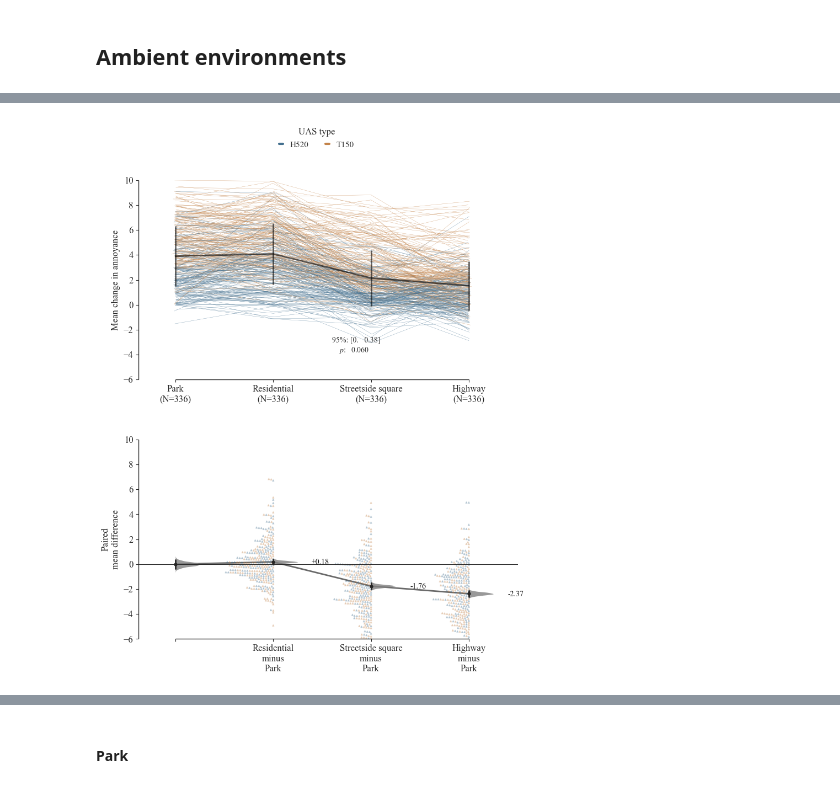
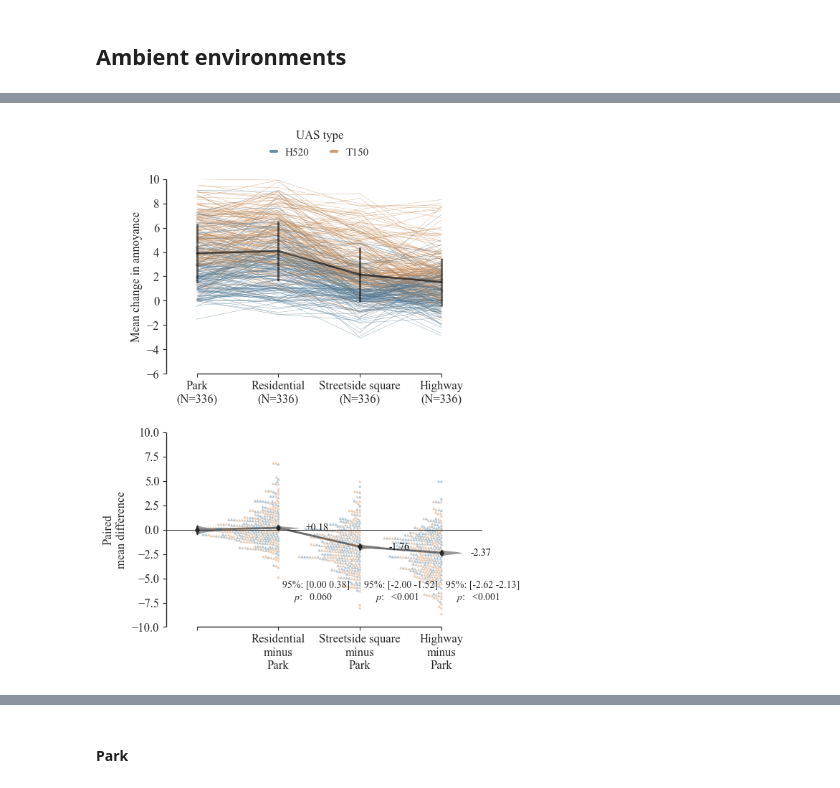
Before and after one commit to acoustics-code-salford/refmap-psychoacoustics, a Jupyter notebook: src/refmap_psychoacoustics/notebooks/refmap_listest2_analysis_dabest.ipynb, the cells around one changed output, grey strips where cells are left out. Drawn from its saved outputs; the diff is of its cells as text; code cells hidden in the pictures.

```diff
--- a/src/refmap_psychoacoustics/notebooks/refmap_listest2_analysis_dabest.ipynb
+++ b/src/refmap_psychoacoustics/notebooks/refmap_listest2_analysis_dabest.ipynb
@@ -182,6 +179,12 @@ dataloadBL = dabest.load(data=data, idx=list(data['AmbientEnv'].cat.categories),
 # %%
+# assign data for processing
+dataloadBL = dabest.load(data=data, idx=list(data['AmbientEnv'].cat.categories),
+                         x='AmbientEnv', y='dAnnoyance', paired='baseline',
+                         id_col='dummyID', resamples=5000, random_seed=303,
+                         ps_adjust=True)
+
 # calculate effect sizes and plot
-fig, ax = plt.subplots(figsize=(8, 5))
+fig, ax = plt.subplots(figsize=(6, 4))
 dataMD = dataloadBL.mean_diff.plot(color_col='UASType',
                                    contrast_bars=False,
                                    raw_ylim=(-6, 10),
@@ -189,47 +192,43 @@ dataMD = dataloadBL.mean_diff.plot(color_col='UASType',
                                    contrast_marker_size=3.5,
                                    show_baseline_ec=True,
                                    contrast_kwargs={'alpha': 0.8},
-                                   legend_kwargs={'bbox_to_anchor': [0.35, 1.3], 'fontsize': 11,
+                                   legend_kwargs={'bbox_to_anchor': [0.3, 1.3], 'fontsize': 11,
                                                   'ncol': 4, 'title': r'UAS type'},
                                    delta_dot_kwargs={'size': 1, 'side': 'left',
                                                      'alpha': 0.25, 'zorder': 1},
-                                   contrast_ylim=(-6, 10),
+                                   contrast_ylim=(-10, 10),
                                    slopegraph_kwargs={'linewidth': 0.25,
                                                       'alpha': 0.8,
                                                       'jitter': 0.05},
                                    ax=ax)
 
 diffs = dataloadBL.mean_diff.statistical_tests[['difference',
                                                 'bca_low',
                                                 'bca_high',
                                                 'pvalue_permutation']].values
 
-axs = dataMD.axes
+contrast_ax = ax.contrast_axes
 
 # label results
-ax.text(x=1.6, y=-3, s="95%: " + str(round_trad(diffs[0, 1:3], digits=2)), fontsize=10)
-ax.text(x=1.67, y=-3.8, s=r"$p$:   " + display_round(diffs[0, 3], digits=3), fontsize=10)
-
-
-lgd = axs[0].get_legend()
-for lh in lgd.legend_handles:
-    lh.set_alpha(1)
-    lh.set_linewidth(3)
+for ii, diff in enumerate(diffs):
+    vals = display_round(diff[1:3], digits=2, floor=False)
+    contrast_ax.text(x=ii + 1.05, y=-6, s="95%: [" + " ".join(vals) + "]", fontsize=10)
+    contrast_ax.text(x=ii + 1.18, y=-7.25, s=r"$p$:   " + display_round(diff[3], digits=3), fontsize=10)
 
 if saveplots:
 
-    filename = "AmbEnvDabest"
+    filename = "AmbEnvbyTypeDabest"
 
     plt.savefig(os.path.join(outFigPath, "svg", filename + ".svg"),
                 format='svg', bbox_inches='tight')
     plt.savefig(os.path.join(outFigPath, "pdf", filename + ".pdf"),
                 format='pdf', bbox_inches='tight')
 
 dataMD;
 dataloadBL.mean_diff.statistical_tests
 # %% [output]
 |  | control | test | control_N | test_N | effect_size | is_paired | difference | ci | bca_low | bca_high | ... |
 | 0 | Park | Residential | 336 | 336 | mean difference | baseline | 0.181808 | 95 | 0.003459 | 0.384043 | ... |
 | 1 | Park | Streetside square | 336 | 336 | mean difference | baseline | -1.755875 | 95 | -1.995699 | -1.520448 | ... |
 | 2 | Park | Highway | 336 | 336 | mean difference | baseline | -2.369062 | 95 | -2.616751 | -2.128431 | ... |
-[figure, old version]
+[figure, new version]
```
Also changed, not shown: parts of 26 cells of this notebook, 1 other file.
